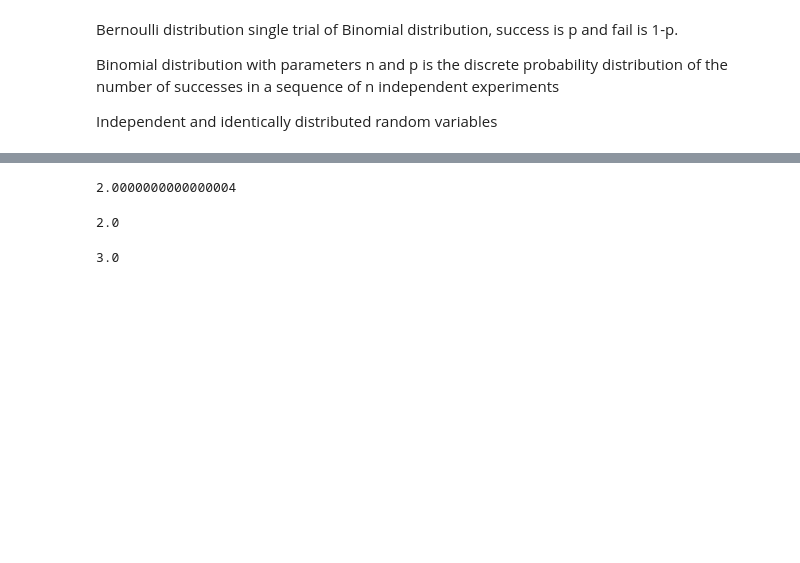
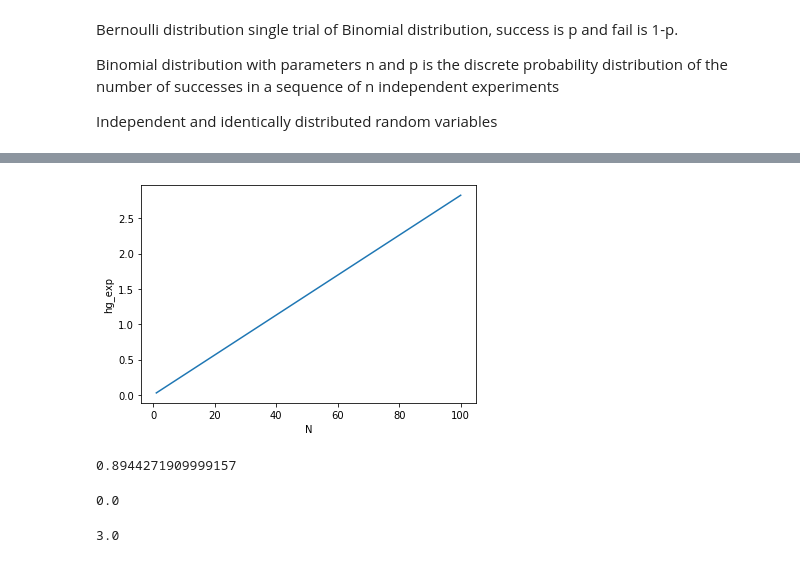
Before and after one commit to jimmywang-jw/interests, a Jupyter notebook: raffles/raffles.ipynb, the cells around one changed output, grey strips where cells are left out. Saved outputs shown, nothing was run; the diff lists cells and outputs as text; code cells hidden in the pictures; blank space fills up the shorter version.

```diff
--- a/raffles/raffles.ipynb
+++ b/raffles/raffles.ipynb
@@ -94,0 +106,3 @@ pd.DataFrame({'N':x,'pmf_bn':pmf_bn,'pmf_hg':pmf_hg})
+# %%
+a=rv_hg.expect().round(4)
+b=rv_bn.expect().round(4)
@@ -95,11 +159,15 @@ pd.DataFrame({'N':x,'pmf_bn':pmf_bn,'pmf_hg':pmf_hg})
+# %%
+ax = sns.lineplot(x = 'N', y = 'hg_exp', data = df)
+# %% [output]
+[figure, added]
+# %%
+rv_bn.std()
+# %% [output]
+0.8944271909999157
 # %%
-rv_hg.expect()
+rv_hg.std()
 # %% [output]
-2.0000000000000004
+0.0
-# %%
-rv_bn.expect()
-# %% [output]
-2.0
 # %%
 [M, n, N] = [10, 4, 5]#N: Total instances, n: target instances, N: trail counts
 p = n / M
```
Also changed, not shown: parts of 13 cells of this notebook.
